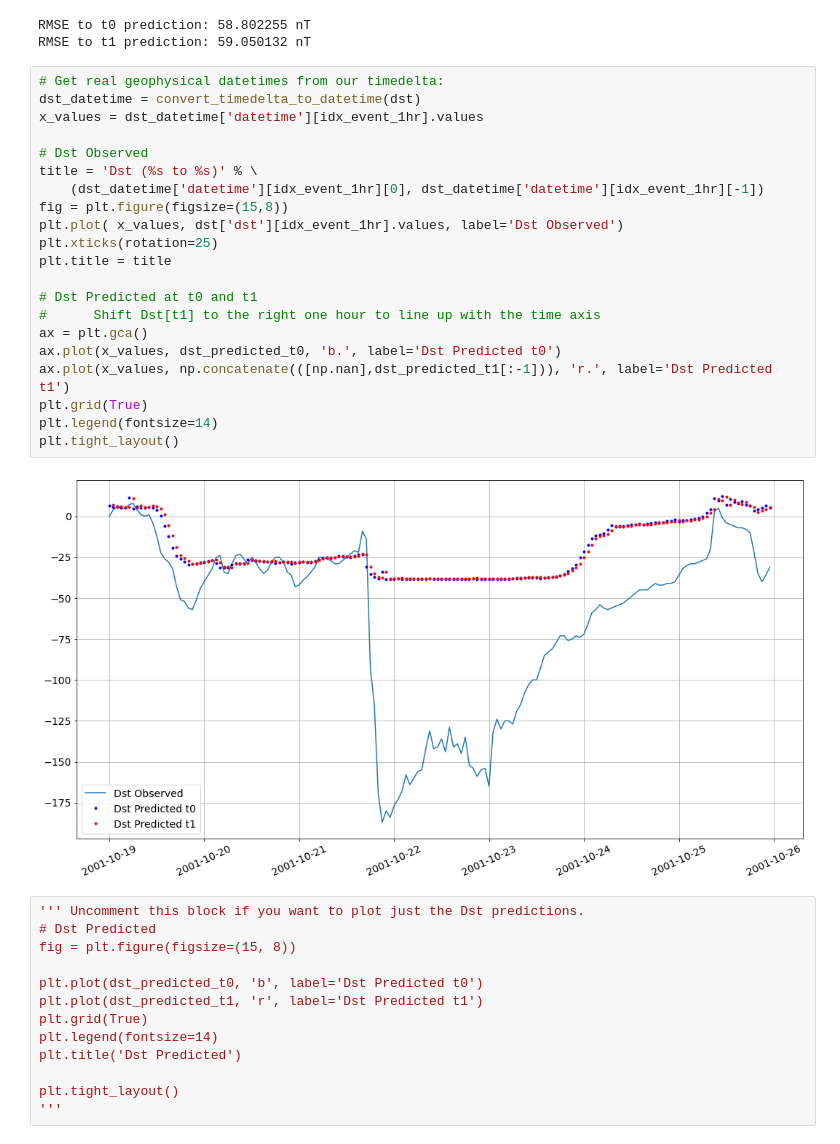
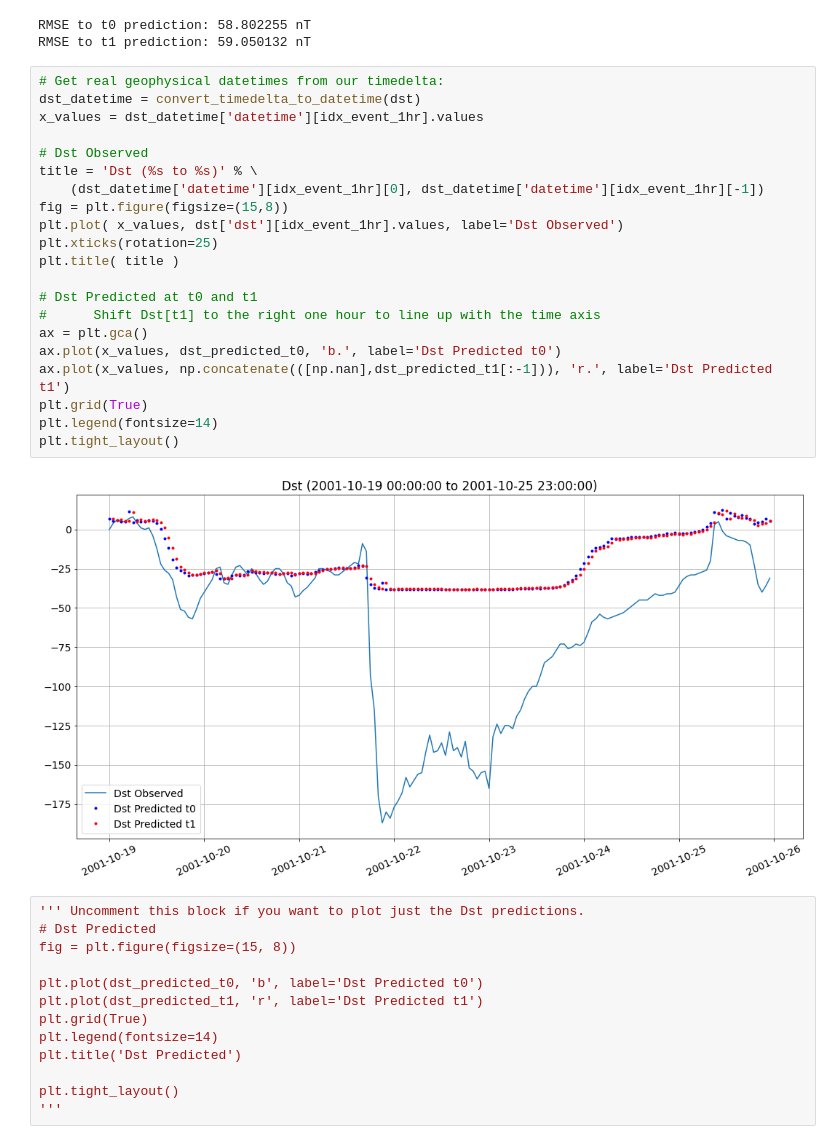
Before and after one commit to ai2es/tai4es-trustathon-2022, a Jupyter notebook: space/magnet_lstm_tutorial.ipynb, the cells around one changed output. Saved outputs shown, nothing was run; the diff lists cells and outputs as text.

Commit message:
Added figure title date range.

```diff
--- a/space/magnet_lstm_tutorial.ipynb
+++ b/space/magnet_lstm_tutorial.ipynb
@@ -1219,26 +1219,26 @@ RMSE to t1 prediction: 59.050132 nT
 # %%
 # Get real geophysical datetimes from our timedelta:
 dst_datetime = convert_timedelta_to_datetime(dst)
 x_values = dst_datetime['datetime'][idx_event_1hr].values
 
 # Dst Observed
 title = 'Dst (%s to %s)' % \
     (dst_datetime['datetime'][idx_event_1hr][0], dst_datetime['datetime'][idx_event_1hr][-1])
 fig = plt.figure(figsize=(15,8))
 plt.plot( x_values, dst['dst'][idx_event_1hr].values, label='Dst Observed')
 plt.xticks(rotation=25)
-plt.title = title
+plt.title( title )
 
 # Dst Predicted at t0 and t1
 #      Shift Dst[t1] to the right one hour to line up with the time axis
 ax = plt.gca()
 ax.plot(x_values, dst_predicted_t0, 'b.', label='Dst Predicted t0')
 ax.plot(x_values, np.concatenate(([np.nan],dst_predicted_t1[:-1])), 'r.', label='Dst Predicted t1')
 plt.grid(True)
 plt.legend(fontsize=14)
 plt.tight_layout()
 # %% [output]
-[figure, old version]
+[figure, new version]
 # %%
 ''' Uncomment this block if you want to plot just the Dst predictions.
 # Dst Predicted
```
Also changed, not shown: parts of 4 cells of this notebook.
